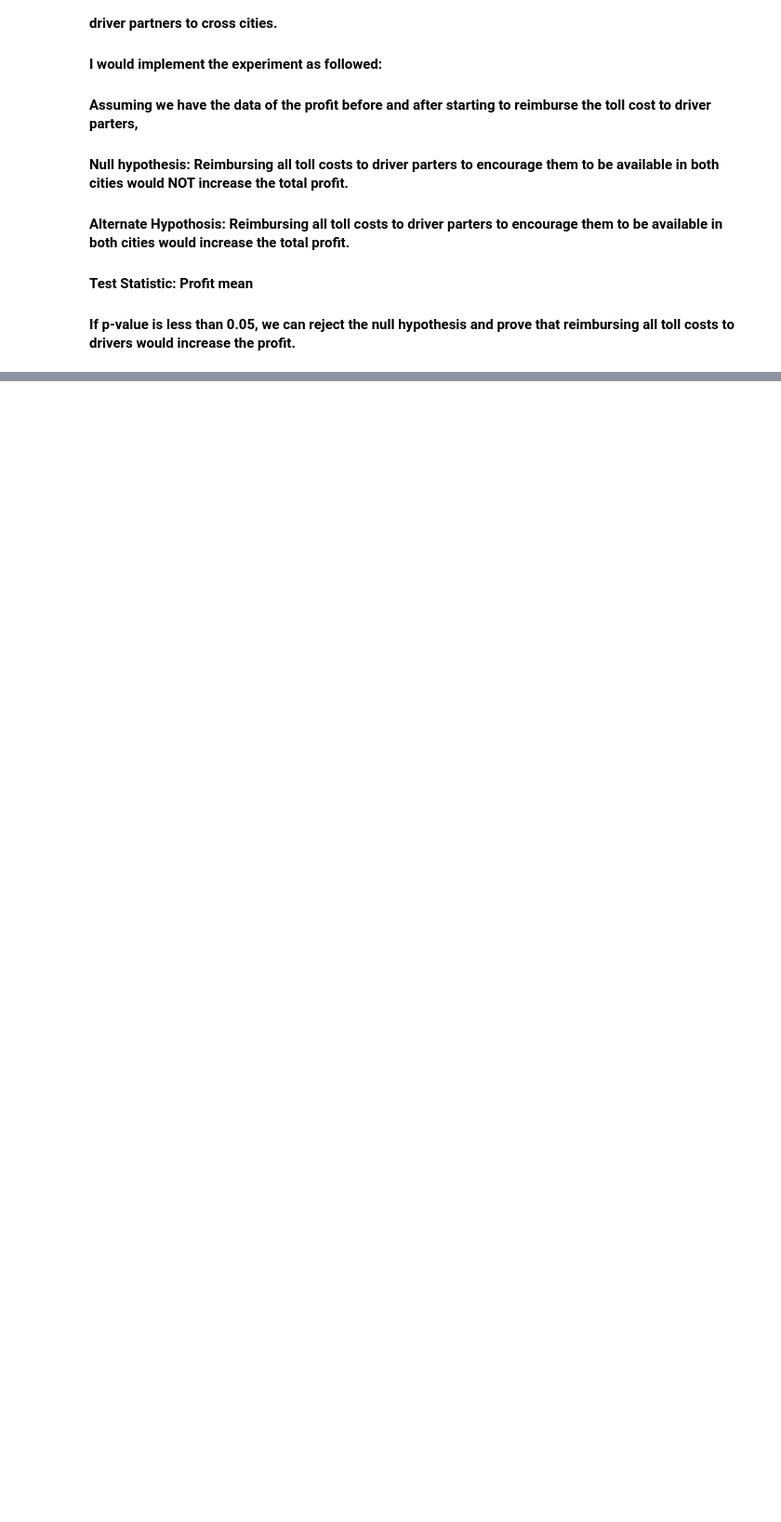
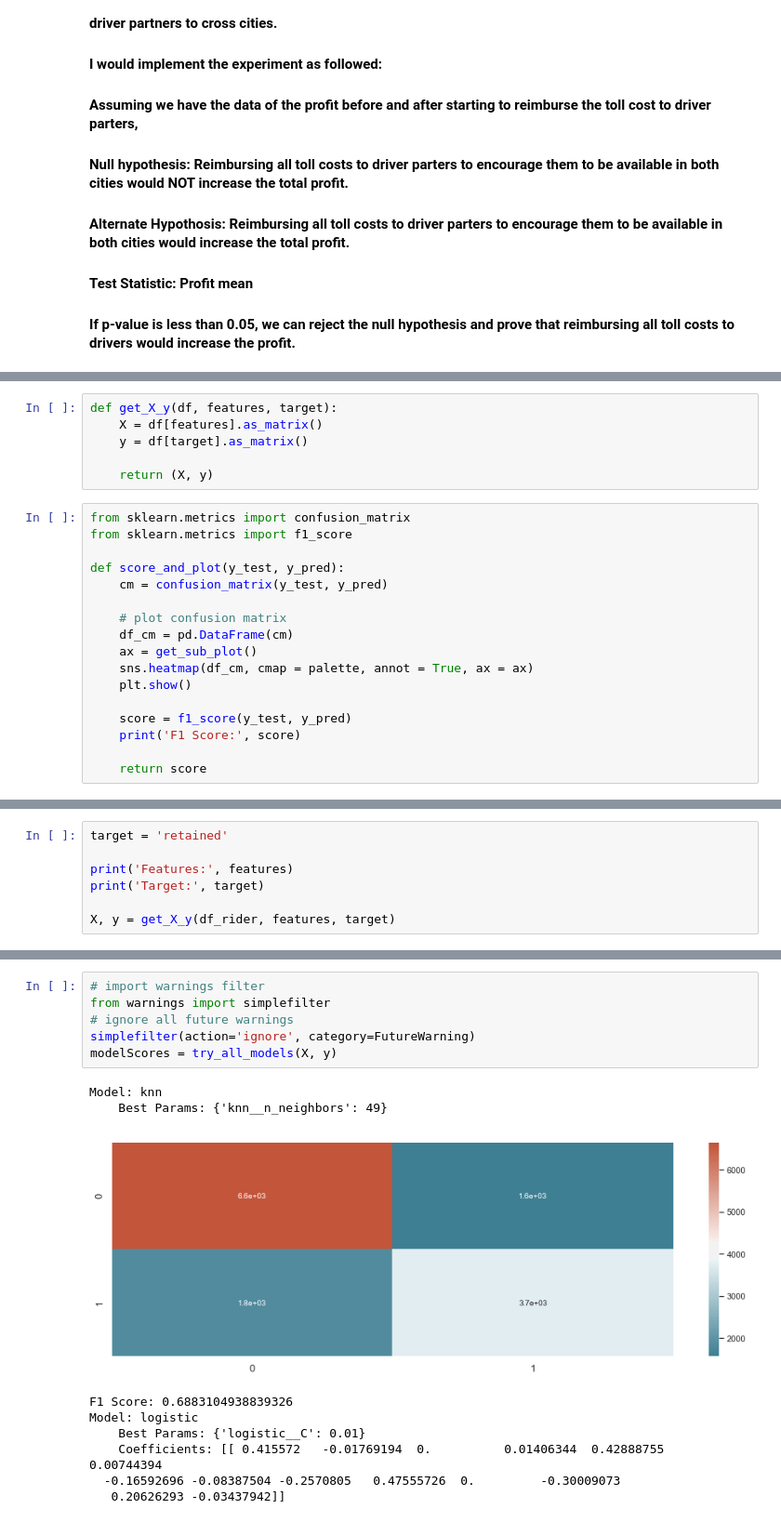
Before and after one commit to akatmer/JSON_Project, a Jupyter notebook: TakeHome_Challenges/ultimate_challenge/ultimate_data_science_challenge.ipynb, the cells around one changed output, grey strips where cells are left out. Shown at 93% size. Saved outputs shown, nothing was run; the diff lists cells and outputs as text; blank space fills up the shorter version.

```diff
--- a/TakeHome_Challenges/ultimate_challenge/ultimate_data_science_challenge.ipynb
+++ b/TakeHome_Challenges/ultimate_challenge/ultimate_data_science_challenge.ipynb
@@ -271,0 +614,23 @@ However, a toll bridge, with a two way toll, between the two cities causes drive
+# %%
+def get_X_y(df, features, target):
+    X = df[features].as_matrix()
+    y = df[target].as_matrix()
+
+    return (X, y)
+# %%
+from sklearn.metrics import confusion_matrix
+from sklearn.metrics import f1_score
+
+def score_and_plot(y_test, y_pred):
+    cm = confusion_matrix(y_test, y_pred)
+
+    # plot confusion matrix
+    df_cm = pd.DataFrame(cm)
+    ax = get_sub_plot()
+    sns.heatmap(df_cm, cmap = palette, annot = True, ax = ax)
+    plt.show()
+
+    score = f1_score(y_test, y_pred)
+    print('F1 Score:', score)
+
+    return score
@@ -271,0 +694,7 @@ However, a toll bridge, with a two way toll, between the two cities causes drive
+# %%
+target = 'retained'
+
+print('Features:', features)
+print('Target:', target)
+
+X, y = get_X_y(df_rider, features, target)
@@ -271,0 +704,16 @@ However, a toll bridge, with a two way toll, between the two cities causes drive
+# %%
+# import warnings filter
+from warnings import simplefilter
+# ignore all future warnings
+simplefilter(action='ignore', category=FutureWarning)
+modelScores = try_all_models(X, y)
+# %% [output]
+Model: knn
+    Best Params: {'knn__n_neighbors': 49}
+[figure, added]
+F1 Score: 0.6883104938839326
+Model: logistic
+    Best Params: {'logistic__C': 0.01}
+    Coefficients: [[ 0.415572   -0.01769194  0.          0.01406344  0.42888755  0.00744394
+  -0.16592696 -0.08387504 -0.2570805   0.47555726  0.         -0.30009073
+   0.20626293 -0.03437942]]
```
Also changed, not shown: parts of 35 cells of this notebook.
